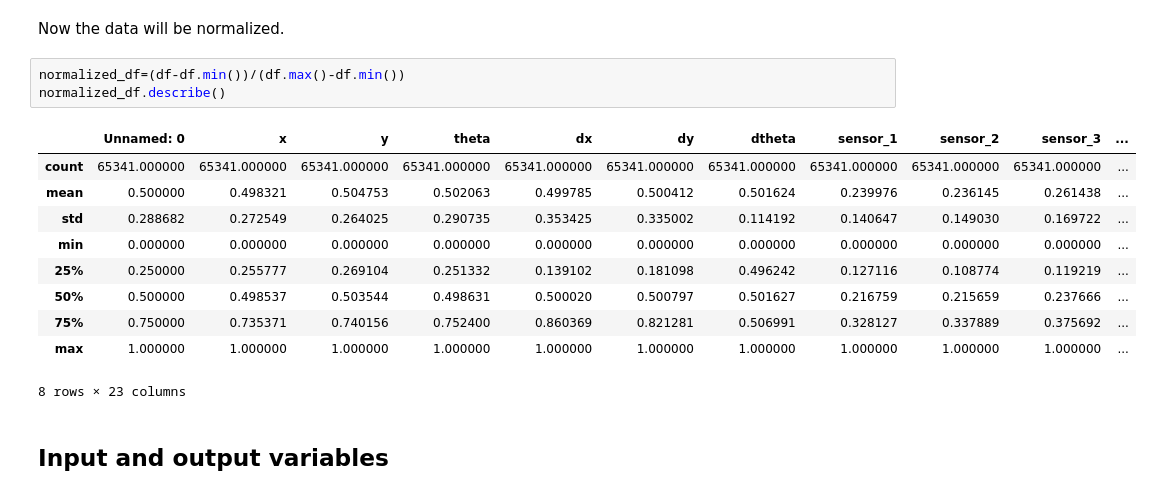
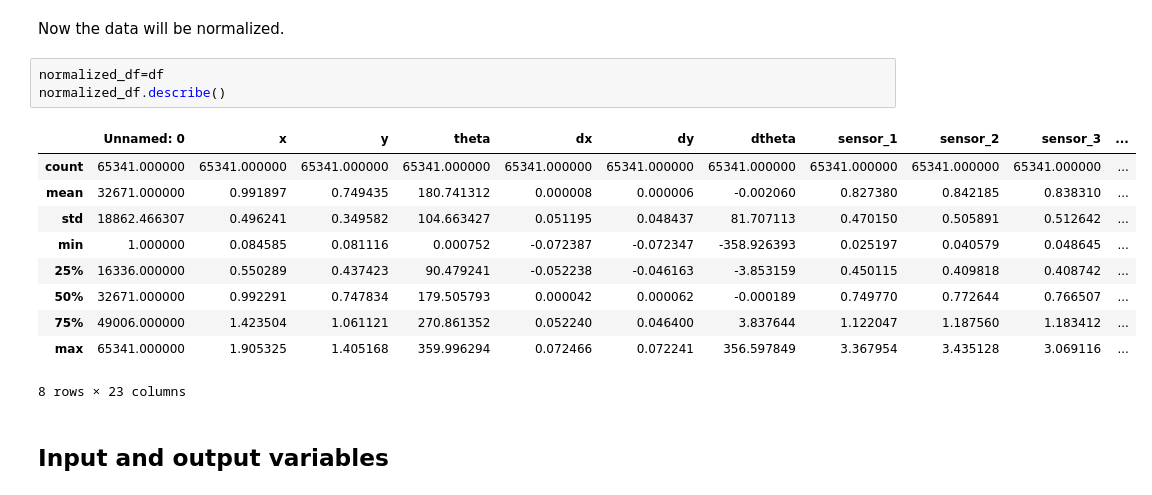
Before and after one commit to joangerard/webots-thesis, a Jupyter notebook: presentation-5/script.ipynb, the cells around one changed output. Cells and saved outputs as stored; diff of their text form.

```diff
--- a/presentation-5/script.ipynb
+++ b/presentation-5/script.ipynb
@@ -81,18 +99,18 @@ df = df.dropna()
 # %% [markdown]
 Now the data will be normalized.
 # %%
-normalized_df=(df-df.min())/(df.max()-df.min())
+normalized_df=df
 normalized_df.describe()
 # %% [output]
 |  | Unnamed: 0 | x | y | theta | dx | dy | dtheta | sensor_1 | sensor_2 | sensor_3 | ... |
 | count | 65341.000000 | 65341.000000 | 65341.000000 | 65341.000000 | 65341.000000 | 65341.000000 | 65341.000000 | 65341.000000 | 65341.000000 | 65341.000000 | ... |
-| mean | 0.500000 | 0.498321 | 0.504753 | 0.502063 | 0.499785 | 0.500412 | 0.501624 | 0.239976 | 0.236145 | 0.261438 | ... |
-| std | 0.288682 | 0.272549 | 0.264025 | 0.290735 | 0.353425 | 0.335002 | 0.114192 | 0.140647 | 0.149030 | 0.169722 | ... |
-| min | 0.000000 | 0.000000 | 0.000000 | 0.000000 | 0.000000 | 0.000000 | 0.000000 | 0.000000 | 0.000000 | 0.000000 | ... |
-| 25% | 0.250000 | 0.255777 | 0.269104 | 0.251332 | 0.139102 | 0.181098 | 0.496242 | 0.127116 | 0.108774 | 0.119219 | ... |
-| 50% | 0.500000 | 0.498537 | 0.503544 | 0.498631 | 0.500020 | 0.500797 | 0.501627 | 0.216759 | 0.215659 | 0.237666 | ... |
-| 75% | 0.750000 | 0.735371 | 0.740156 | 0.752400 | 0.860369 | 0.821281 | 0.506991 | 0.328127 | 0.337889 | 0.375692 | ... |
-| max | 1.000000 | 1.000000 | 1.000000 | 1.000000 | 1.000000 | 1.000000 | 1.000000 | 1.000000 | 1.000000 | 1.000000 | ... |
+| mean | 32671.000000 | 0.991897 | 0.749435 | 180.741312 | 0.000008 | 0.000006 | -0.002060 | 0.827380 | 0.842185 | 0.838310 | ... |
+| std | 18862.466307 | 0.496241 | 0.349582 | 104.663427 | 0.051195 | 0.048437 | 81.707113 | 0.470150 | 0.505891 | 0.512642 | ... |
+| min | 1.000000 | 0.084585 | 0.081116 | 0.000752 | -0.072387 | -0.072347 | -358.926393 | 0.025197 | 0.040579 | 0.048645 | ... |
+| 25% | 16336.000000 | 0.550289 | 0.437423 | 90.479241 | -0.052238 | -0.046163 | -3.853159 | 0.450115 | 0.409818 | 0.408742 | ... |
+| 50% | 32671.000000 | 0.992291 | 0.747834 | 179.505793 | 0.000042 | 0.000062 | -0.000189 | 0.749770 | 0.772644 | 0.766507 | ... |
+| 75% | 49006.000000 | 1.423504 | 1.061121 | 270.861352 | 0.052240 | 0.046400 | 3.837644 | 1.122047 | 1.187560 | 1.183412 | ... |
+| max | 65341.000000 | 1.905325 | 1.405168 | 359.996294 | 0.072466 | 0.072241 | 356.597849 | 3.367954 | 3.435128 | 3.069116 | ... |
 8 rows × 23 columns
 # %% [markdown]
 ## Input and output variables
```
Also changed, not shown: parts of 8 cells of this notebook, 55 other files.
